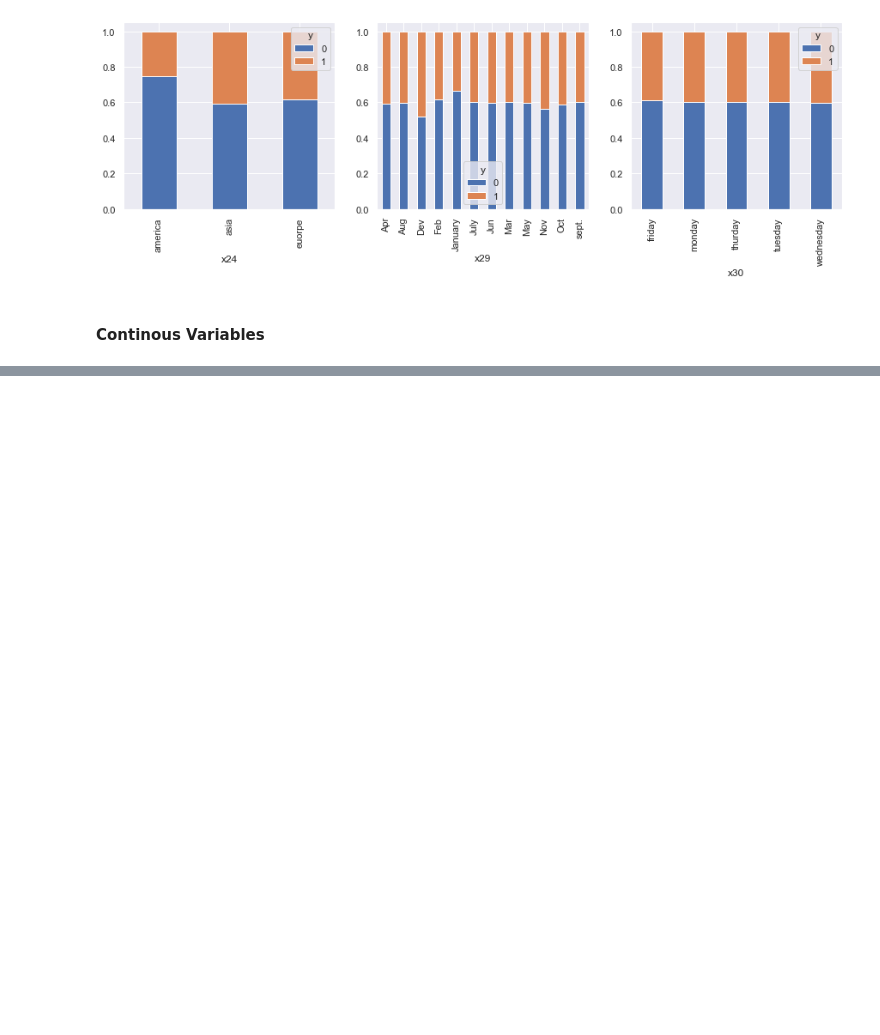
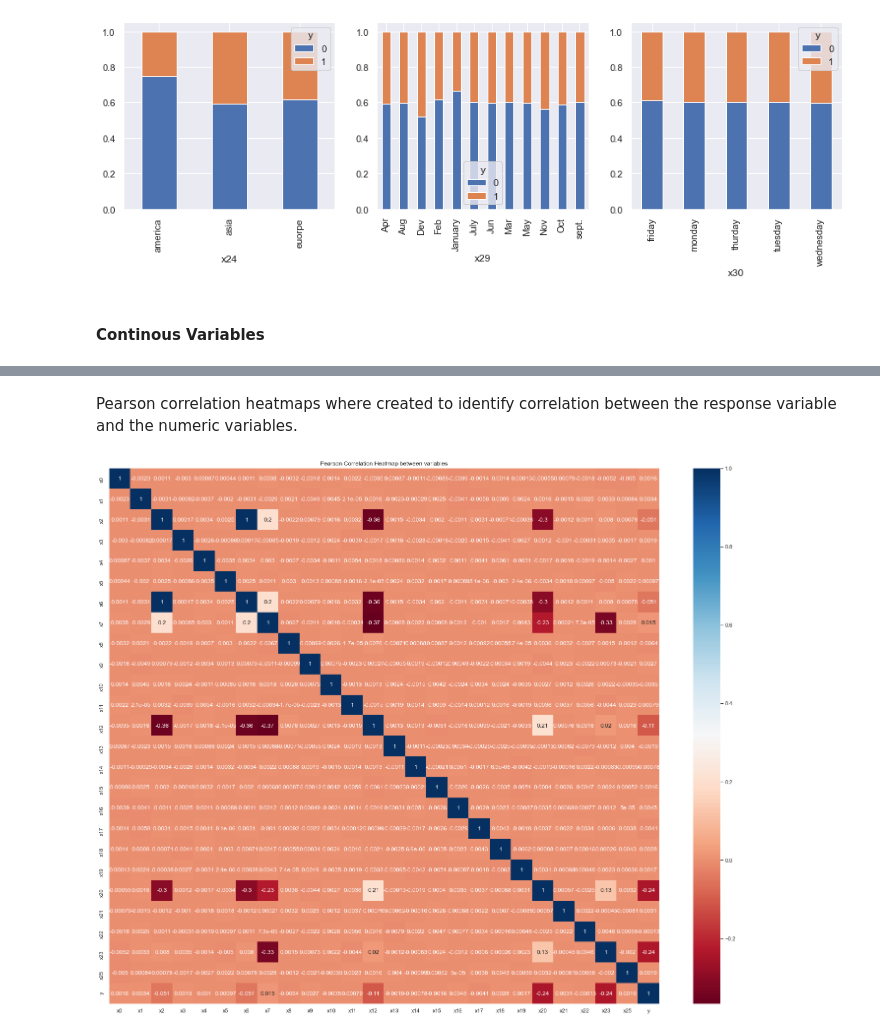
Before and after one commit to dhyanshah/MS7333_QTW, a Jupyter notebook: Final_Case/QTW_FinalCase.ipynb, the cells around one changed output, grey strips where cells are left out. Saved outputs shown, nothing was run; the diff lists cells and outputs as text; code cells hidden in the pictures; blank space fills up the shorter version.

```diff
--- a/Final_Case/QTW_FinalCase.ipynb
+++ b/Final_Case/QTW_FinalCase.ipynb
@@ -280,0 +204,13 @@ Total Missing Values:  1520
+# %%
+dfc1 = df_num.iloc[:, np.r_[0:25, 47]]
+dfc2 = df_num.iloc[:, np.r_[20:46, 47]]
+# %% [markdown]
+Pearson correlation heatmaps where created to identify correlation between the response variable and the numeric variables.
+# %%
+ax, fig = plt.subplots(figsize = (25,20))
+sns.set(font_scale=1)
+sns.heatmap(dfc1.corr(), annot=True, cmap = 'RdBu')
+plt.title("Pearson Correlation Heatmap between variables")
+plt.show()
+# %% [output]
+[figure, added]
```
Also changed, not shown: parts of 63 cells of this notebook.
